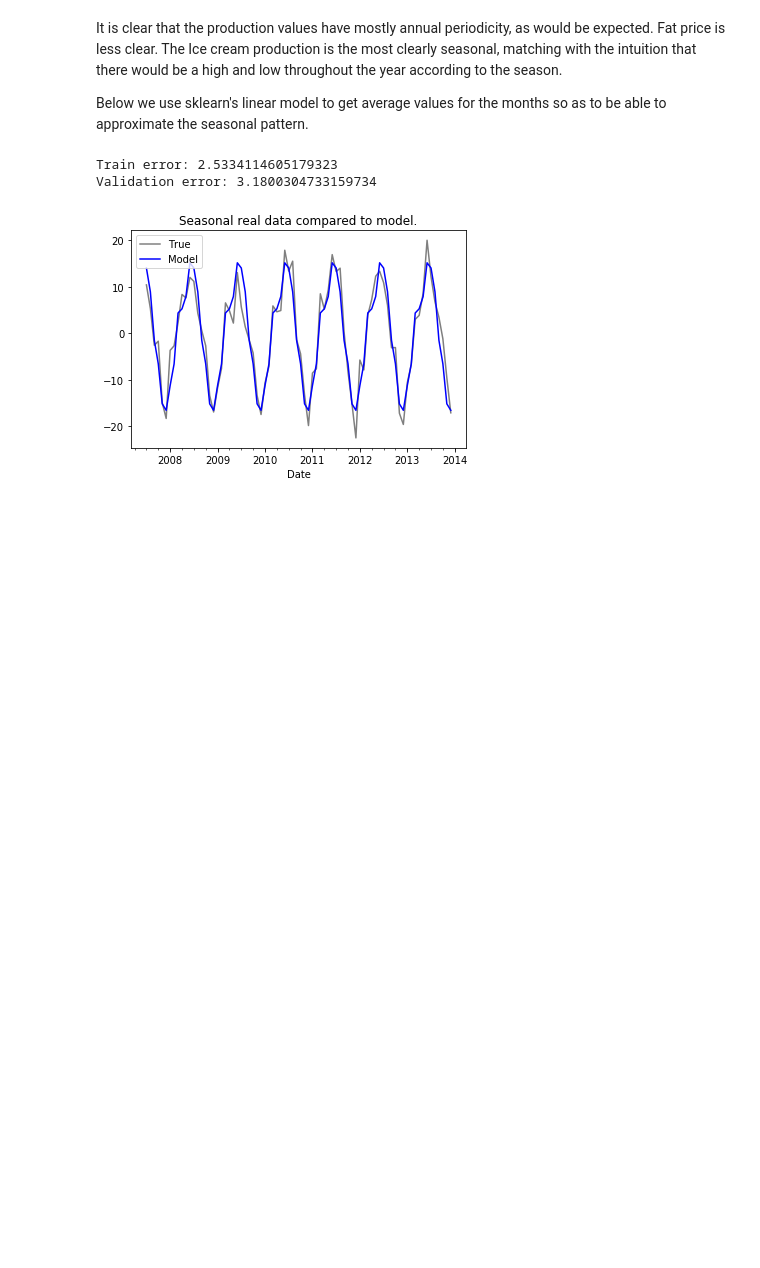
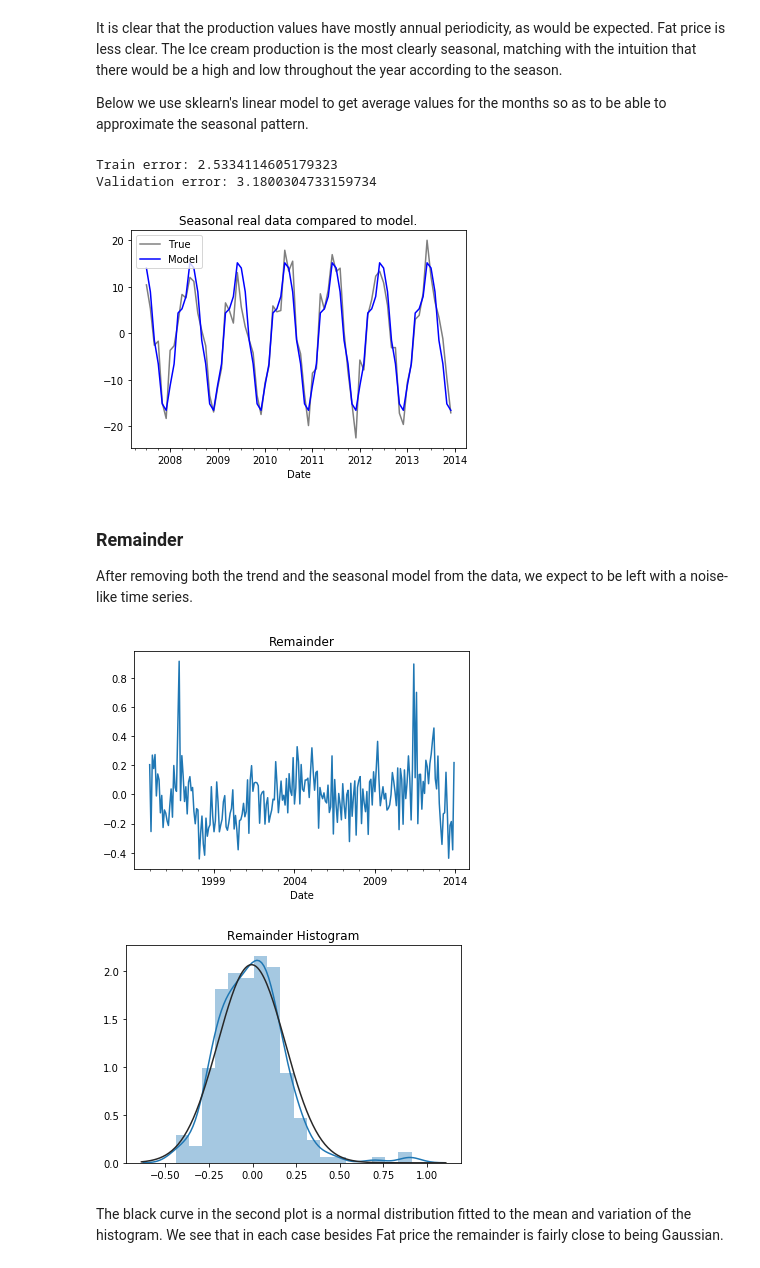
Before and after one commit to bwdGitHub/Time-Series, a Jupyter notebook: Time Series Analysis.ipynb, the cells around one changed output. Cells and saved outputs as stored; diff of their text form; code cells hidden in the pictures; blank space fills up the shorter version.

Commit message:
Computed remainders and plotted

```diff
--- a/Time Series Analysis.ipynb
+++ b/Time Series Analysis.ipynb
@@ -291,3 +291,30 @@ def plot_seasonal(seasonal, predictions):
 plot_seasonal(seasonal_valid, predict(seasonal_valid, reg))
 # %% [output]
 [figure]
+# %% [markdown]
+### Remainder
+After removing both the trend and the seasonal model from the data, we expect to be left with a noise-like time series.
+# %%
+def get_remainder(column, df, trend, seasonal, plot = False):
+    remainder = df[column] - trend - seasonal
+    if(plot):
+        remainder.plot()
+        plt.title("Remainder")
+        plt.show()
+        from scipy.stats import norm
+        sns.distplot(remainder, fit = norm)
+        plt.title("Remainder Histogram")
+        plt.show()
+    return remainder
+
+item = items[0]
+trend = get_lowess(item, df, frac = 0.4)
+seasonal = get_seasonal(item, df, lowess=True, winfrac = 0.3)
+reg = model_seasonal(seasonal)
+seasonal_pred = predict(seasonal, reg)
+remainder = get_remainder(item, df, trend, seasonal_pred, plot=True)
+# %% [output]
+[figure, added]
+[figure, added]
+# %% [markdown]
+The black curve in the second plot is a normal distribution fitted to the mean and variation of the histogram. We see that in each case besides Fat price the remainder is fairly close to being Gaussian.
```
